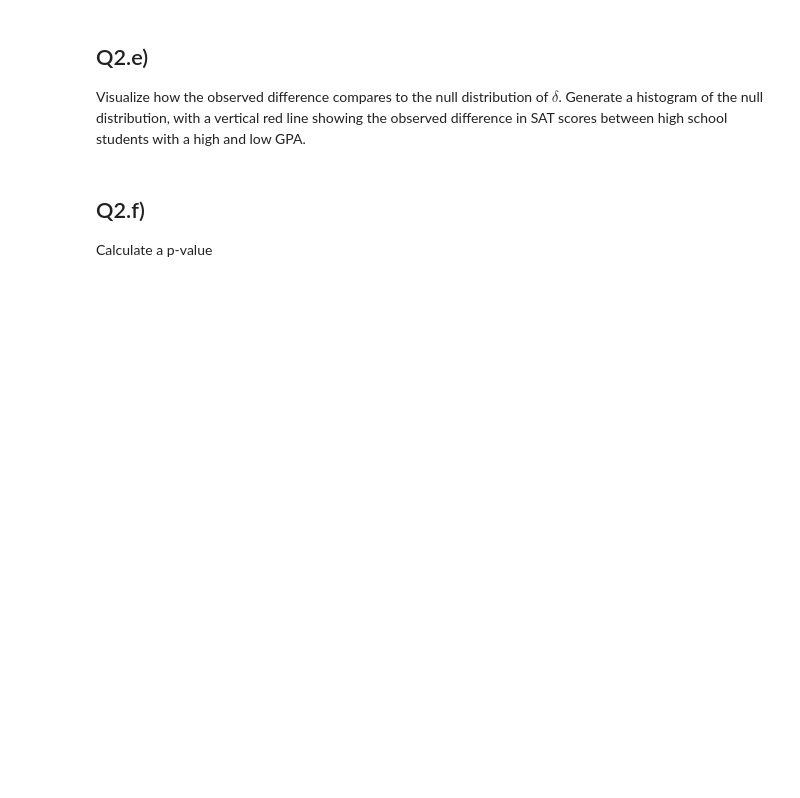
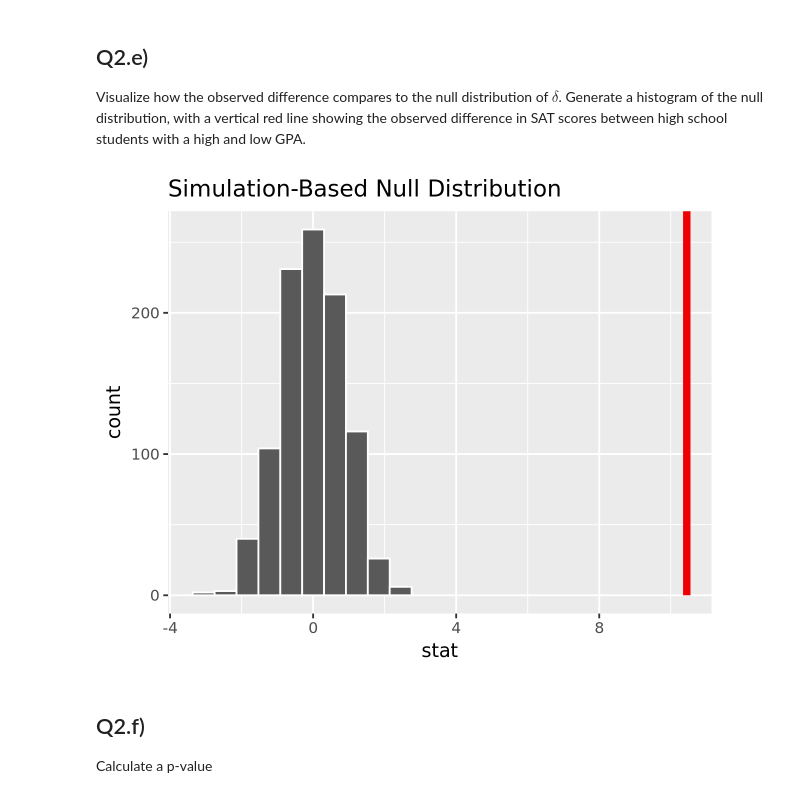
Before and after one commit to UNC-DATA-730/unit-9-assignment-setiadha-unc, a Jupyter notebook: agungsetiadha-assignment9.ipynb, the cells around one changed output. Cells and saved outputs as stored; diff of their text form; code cells hidden in the pictures; blank space fills up the shorter version.

```diff
--- a/agungsetiadha-assignment9.ipynb
+++ b/agungsetiadha-assignment9.ipynb
@@ -438,4 +437,6 @@ you chose above…i.e. `order = c("low", "high")` or
 # %%
 # you finish this code....
 
-sat_diff_under_null <-
+sat_diff_under_null <- sat_in_null_world |> calculate(stat = 'diff in means', order = c("high", "low"))
+sat_diff_under_null |> head()
+sat_diff_under_null |> tail()
@@ -449,7 +469,10 @@ high school students with a high and low GPA.
 # %%
 # you finish this code....
 
-# sat_diff_under_null %>%
+sat_diff_under_null |> visualize(bins = 10) +
+    shade_p_value(obs_stat = obs_diff_sat_hs_gpa, direction = "right")
+# %% [output]
+[figure, added]
 # %% [markdown]
 ## Q2.f)
 
```
Also changed, not shown: parts of 12 cells of this notebook.
